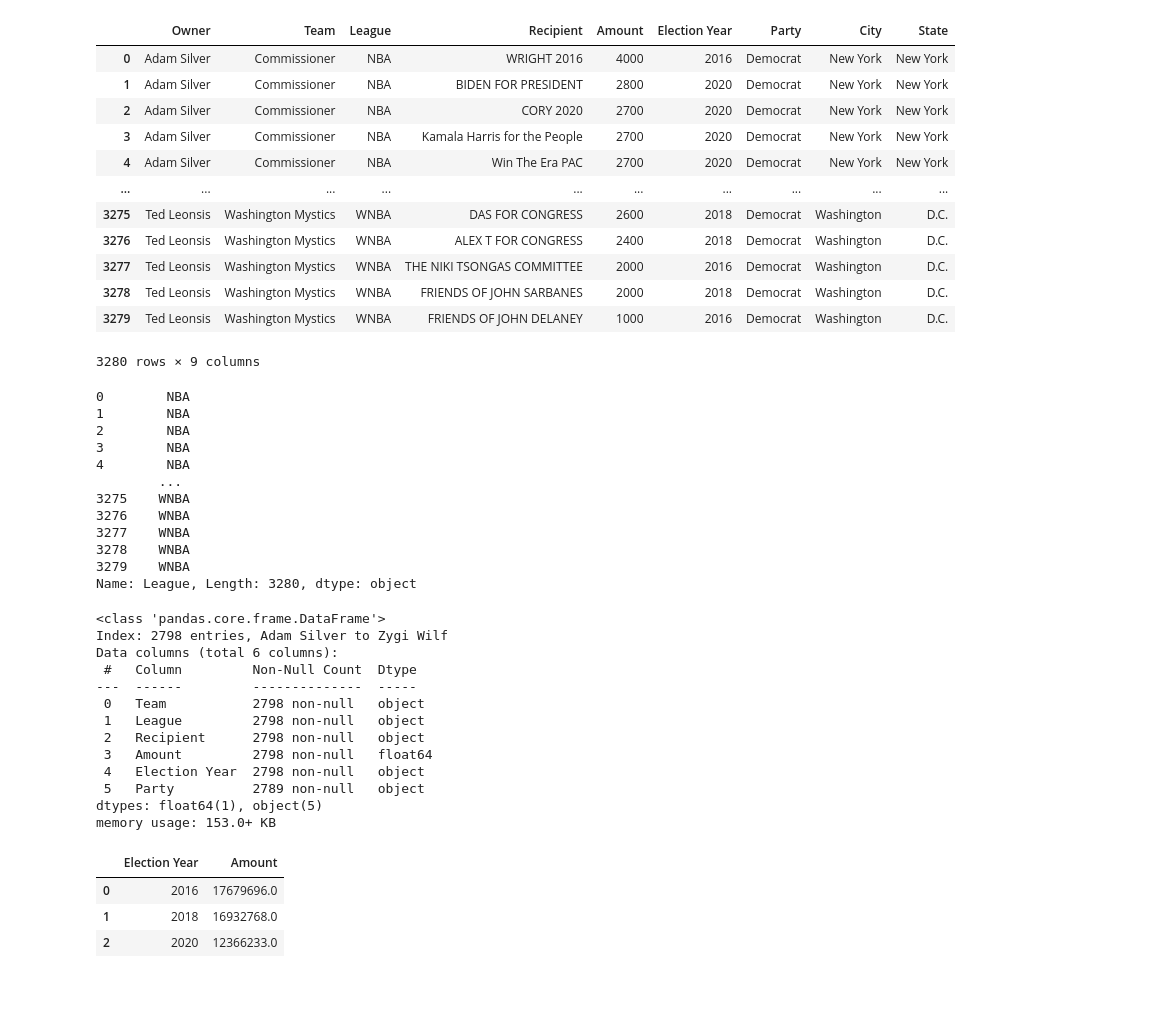
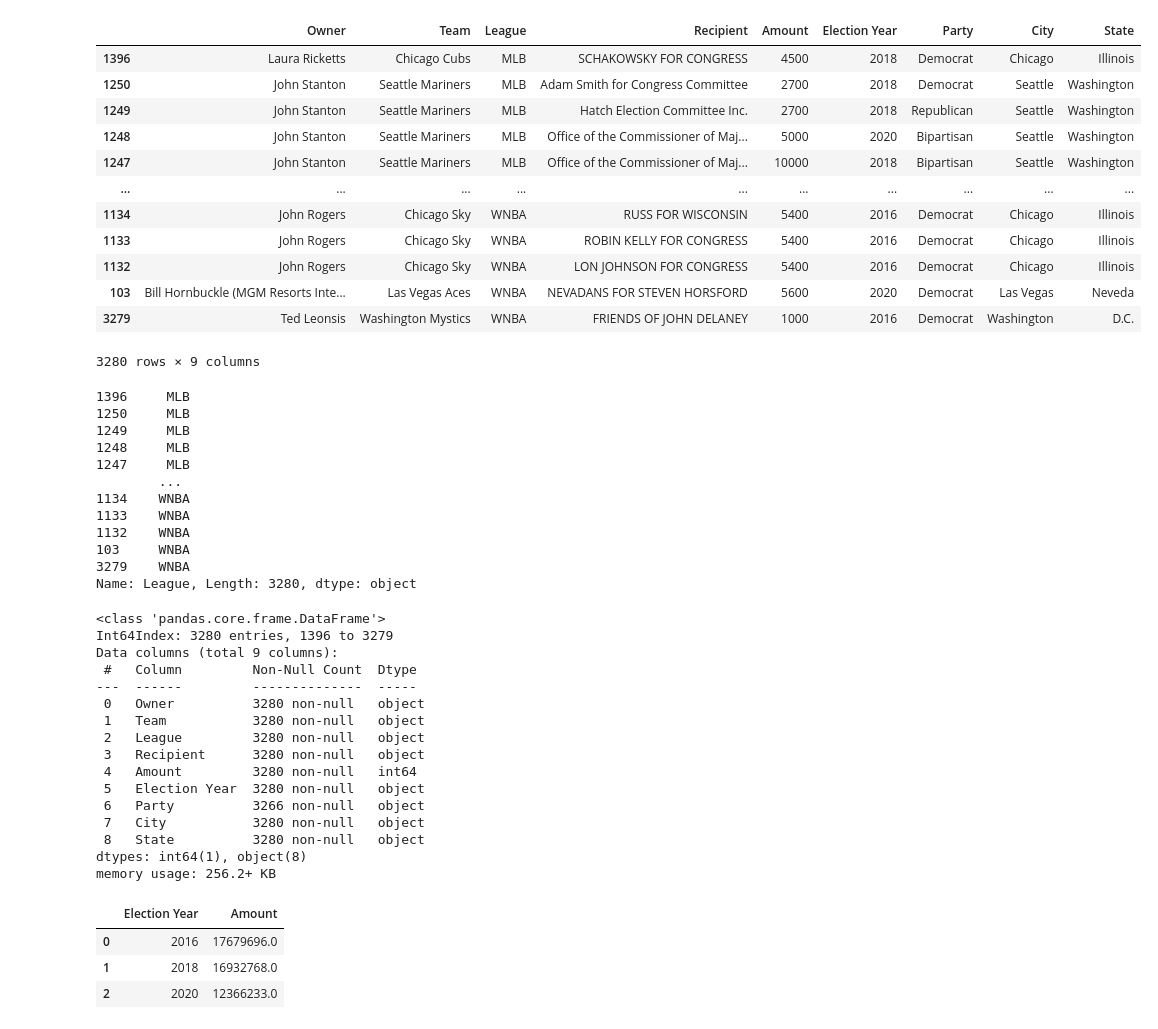
Before and after one commit to richcoca/CIS9655Project, a Jupyter notebook: Draft 1.ipynb, the cells around one changed output. Cells and saved outputs as stored; diff of their text form; code cells hidden in the pictures; blank space fills up the shorter version.

```diff
--- a/Draft 1.ipynb
+++ b/Draft 1.ipynb
@@ -1,66 +1,68 @@
 # %%
 import pandas as pd
 import numpy as np
 import matplotlib.pyplot as plt
-
 
 sports= "SPD.csv"
 sport= 'SPD(League only).csv'
 
 df = pd.read_csv(sports,index_col=0, parse_dates=True)
 dfd = pd.read_csv(sport)
 
 
-
+dfd=dfd.sort_values(by=['League'])
 
 dfd
 # %% [output]
 |  | Owner | Team | League | Recipient | Amount | Election Year | Party | City | State |
-| 0 | Adam Silver | Commissioner | NBA | WRIGHT 2016 | 4000 | 2016 | Democrat | New York | New York |
-| 1 | Adam Silver | Commissioner | NBA | BIDEN FOR PRESIDENT | 2800 | 2020 | Democrat | New York | New York |
-| 2 | Adam Silver | Commissioner | NBA | CORY 2020 | 2700 | 2020 | Democrat | New York | New York |
-| 3 | Adam Silver | Commissioner | NBA | Kamala Harris for the People | 2700 | 2020 | Democrat | New York | New York |
-| 4 | Adam Silver | Commissioner | NBA | Win The Era PAC | 2700 | 2020 | Democrat | New York | New York |
+| 1396 | Laura Ricketts | Chicago Cubs | MLB | SCHAKOWSKY FOR CONGRESS | 4500 | 2018 | Democrat | Chicago | Illinois |
+| 1250 | John Stanton | Seattle Mariners | MLB | Adam Smith for Congress Committee | 2700 | 2018 | Democrat | Seattle | Washington |
+| 1249 | John Stanton | Seattle Mariners | MLB | Hatch Election Committee Inc. | 2700 | 2018 | Republican | Seattle | Washington |
+| 1248 | John Stanton | Seattle Mariners | MLB | Office of the Commissioner of Maj... | 5000 | 2020 | Bipartisan | Seattle | Washington |
+| 1247 | John Stanton | Seattle Mariners | MLB | Office of the Commissioner of Maj... | 10000 | 2018 | Bipartisan | Seattle | Washington |
 | ... | ... | ... | ... | ... | ... | ... | ... | ... | ... |
-| 3275 | Ted Leonsis | Washington Mystics | WNBA | DAS FOR CONGRESS | 2600 | 2018 | Democrat | Washington | D.C. |
-| 3276 | Ted Leonsis | Washington Mystics | WNBA | ALEX T FOR CONGRESS | 2400 | 2018 | Democrat | Washington | D.C. |
-| 3277 | Ted Leonsis | Washington Mystics | WNBA | THE NIKI TSONGAS COMMITTEE | 2000 | 2016 | Democrat | Washington | D.C. |
-| 3278 | Ted Leonsis | Washington Mystics | WNBA | FRIENDS OF JOHN SARBANES | 2000 | 2018 | Democrat | Washington | D.C. |
+| 1134 | John Rogers | Chicago Sky | WNBA | RUSS FOR WISCONSIN | 5400 | 2016 | Democrat | Chicago | Illinois |
+| 1133 | John Rogers | Chicago Sky | WNBA | ROBIN KELLY FOR CONGRESS | 5400 | 2016 | Democrat | Chicago | Illinois |
+| 1132 | John Rogers | Chicago Sky | WNBA | LON JOHNSON FOR CONGRESS | 5400 | 2016 | Democrat | Chicago | Illinois |
+| 103 | Bill Hornbuckle (MGM Resorts Inte... | Las Vegas Aces | WNBA | NEVADANS FOR STEVEN HORSFORD | 5600 | 2020 | Democrat | Las Vegas | Neveda |
 | 3279 | Ted Leonsis | Washington Mystics | WNBA | FRIENDS OF JOHN DELANEY | 1000 | 2016 | Democrat | Washington | D.C. |
 3280 rows × 9 columns
 # %%
 dfd['League'].str.strip()
 # %% [output]
-0        NBA
-1        NBA
-2        NBA
-3        NBA
-4        NBA
+1396     MLB
+1250     MLB
+1249     MLB
+1248     MLB
+1247     MLB
         ...
-3275    WNBA
-3276    WNBA
-3277    WNBA
-3278    WNBA
+1134    WNBA
+1133    WNBA
+1132    WNBA
+103     WNBA
 3279    WNBA
 Name: League, Length: 3280, dtype: object
 # %%
-df["Election Year"]= df["Election Year"].astype(object)
+dfd["Election Year"]= dfd["Election Year"].astype(object)
 df.head(20)
-df.info()
+dfd.info()
 # %% [output]
 <class 'pandas.core.frame.DataFrame'>
-Index: 2798 entries, Adam Silver to Zygi Wilf
-Data columns (total 6 columns):
+Int64Index: 3280 entries, 1396 to 3279
+Data columns (total 9 columns):
  #   Column         Non-Null Count  Dtype
 ---  ------         --------------  -----
- 0   Team           2798 non-null   object
- 1   League         2798 non-null   object
- 2   Recipient      2798 non-null   object
- 3   Amount         2798 non-null   float64
- 4   Election Year  2798 non-null   object
- 5   Party          2789 non-null   object
-dtypes: float64(1), object(5)
-memory usage: 153.0+ KB
+ 0   Owner          3280 non-null   object
+ 1   Team           3280 non-null   object
+ 2   League         3280 non-null   object
+ 3   Recipient      3280 non-null   object
+ 4   Amount         3280 non-null   int64
+ 5   Election Year  3280 non-null   object
+ 6   Party          3266 non-null   object
+ 7   City           3280 non-null   object
+ 8   State          3280 non-null   object
+dtypes: int64(1), object(8)
+memory usage: 256.2+ KB
 # %%
 df["Amount"].sum()
 dfyr= df.groupby(['Election Year'],as_index=False)['Amount'].sum()
```
Also changed, not shown: parts of 12 cells of this notebook, 1 other file.
